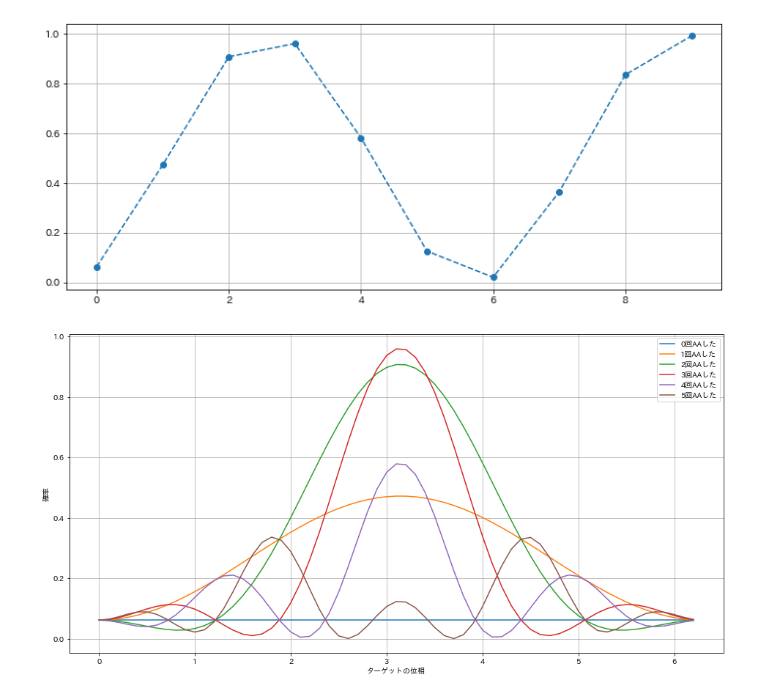
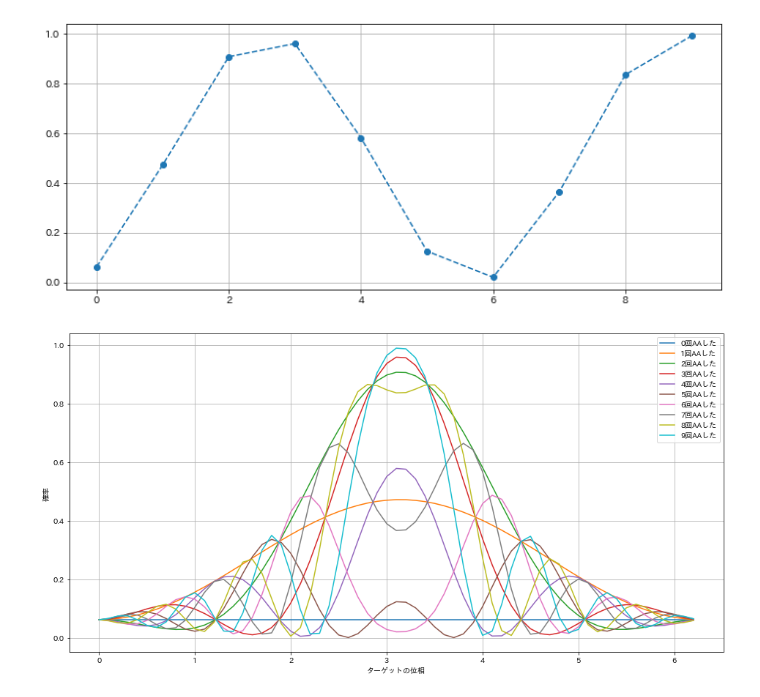
Before and after one commit to hinohi/quantum-note, a Jupyter notebook: 6-amplitude-amplification.ipynb, the cells around one changed output. Drawn from its saved outputs; the diff is of its cells as text; code cells hidden in the pictures.

```diff
--- a/6-amplitude-amplification.ipynb
+++ b/6-amplitude-amplification.ipynb
@@ -42,8 +62,8 @@ def init_state(n: int) -> sympy.Matrix:
 def as_prob(x):
     return (x * x.conjugate()).simplify()
 # %%
-num_qubits = 4
-number_to_flip = 3
+num_qubits = 2
+number_to_flip = 1
 p = sympy.var('p')
 reg = init_state(num_qubits)
 flip = flip_matrix(num_qubits, number_to_flip, p)
@@ -101,14 +141,14 @@ fig.grid()
 # %%
 ax, fig = plt.subplots(1, 1,  figsize=(16, 8))
 x = np.arange(0, np.pi * 2, 0.1)
 r = reg
-for i in range(6):
+for i in range(10):
     y = np.array([r[number_to_flip].subs(p, x).as_real_imag() for x in x])
     fig.plot(x, y[:, 0]**2 + y[:, 1]**2, label=f'{i}回AAした')
     r = aa * r
 fig.set_xlabel('ターゲットの位相')
 fig.set_ylabel('確率')
 fig.legend()
 fig.grid()
 # %% [output]
-[figure, old version]
+[figure, new version]
```
Also changed, not shown: parts of 2 cells of this notebook, 2 other files.
